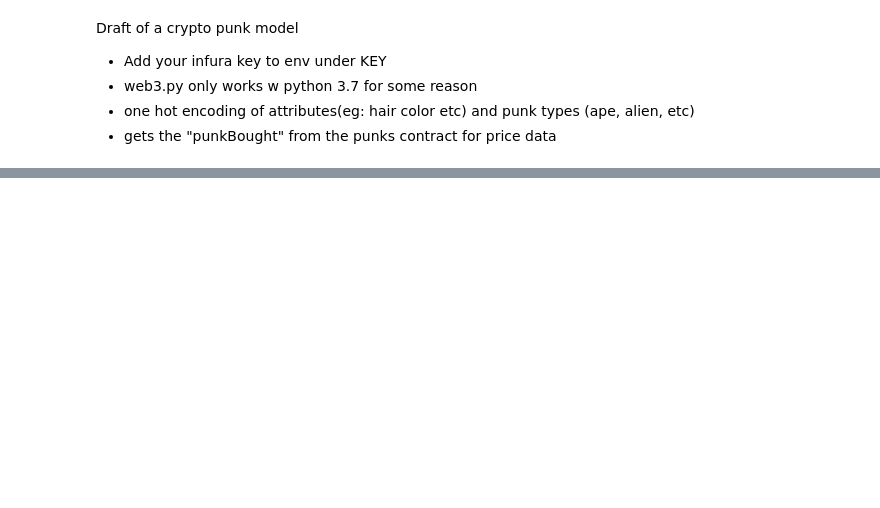
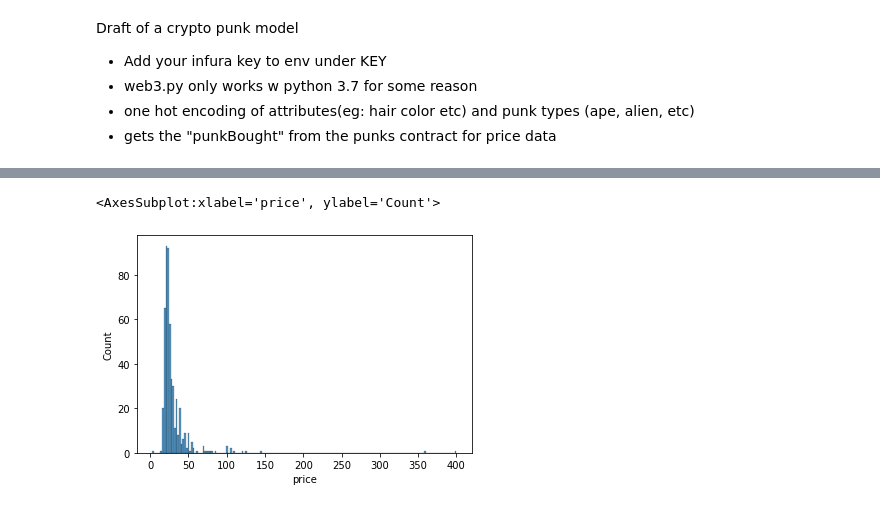
Before and after one commit to maxwolff/punks, a Jupyter notebook: Punk.ipynb, the cells around one changed output, grey strips where cells are left out. Saved outputs shown, nothing was run; the diff lists cells and outputs as text; code cells hidden in the pictures; blank space fills up the shorter version.

```diff
--- a/Punk.ipynb
+++ b/Punk.ipynb
@@ -51,5 +128,5 @@ None
 # %%
 # get events
 
-QUERY_DAYS = 30
+QUERY_DAYS = 15
 w3 = Web3(Web3.HTTPProvider('https://mainnet.infura.io/v3/a92bf60569df4e02b242dbd8357fffac'))
@@ -57,5 +134,10 @@ abi_text = """[{"constant":true,"inputs":[],"name":"name","outputs":[{"name":"",
 punk_contract = w3.eth.contract(address="0xb47e3cd837dDF8e4c57F05d70Ab865de6e193BBB", abi = abi_text)
 event_filter = punk_contract.events.PunkBought.createFilter(fromBlock = hexDaysAgo(w3, QUERY_DAYS))
 punk_events = event_filter.get_all_entries()
-len(punk_events)
+
+
+print(len(punk_events))
+
+unset_events = list(filter(lambda x: x.args.value == 0, punk_events))
+punk_events = list(filter(lambda x: x.args.value != 0, punk_events))
 # %% [output]
@@ -74,4 +211,7 @@ df_sell.index.name = 'id'
 
 b = pd.merge(df, df_sell, how='inner', on='id')
 # %%
-b = b.drop(columns=['Male', 'Female'])
+# b = b.drop(columns=['Male', 'Female'])
+b.drop(b[b['Alien'] == 1].index, inplace = True)
+b.drop(b[b['Ape'] == 1].index, inplace = True)
+b.drop(b[b['Zombie'] == 1].index, inplace = True)
@@ -127,0 +273,5 @@ b.loc[df['Zombie'] == 1]
+# %%
+sns.histplot(data=b, x="price")
+# %% [output]
+<AxesSubplot:xlabel='price', ylabel='Count'>
+[figure, added]
```
Also changed, not shown: parts of 31 cells of this notebook, 6 other files.
